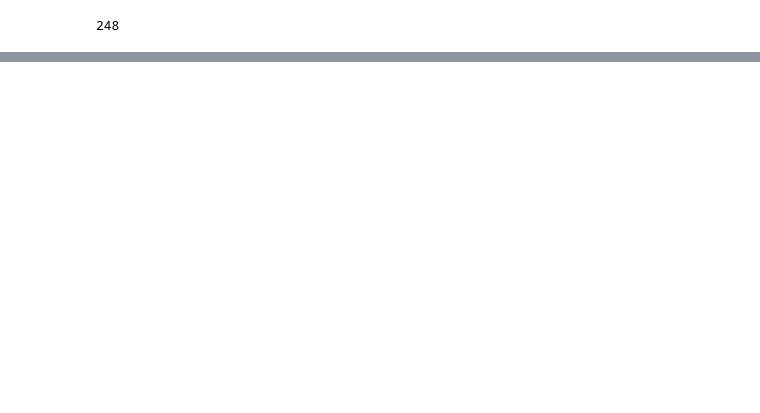
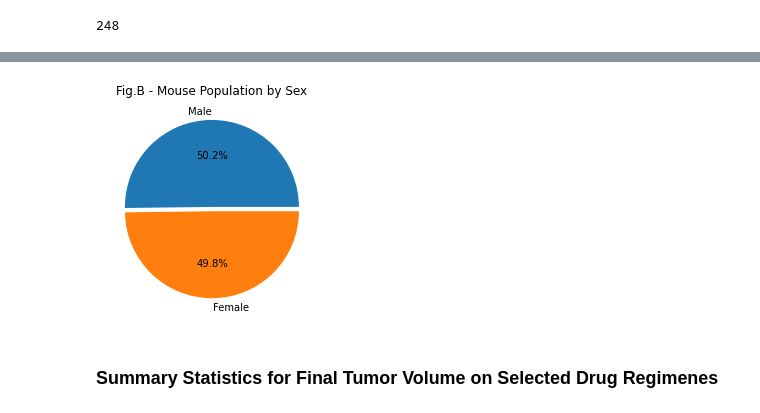
Before and after one commit to martinsingla/challenge-matplotlib, a Jupyter notebook: scrip.ipynb, the cells around one changed output, grey strips where cells are left out. Cells and saved outputs as stored; diff of their text form; code cells hidden in the pictures; blank space fills up the shorter version.

```diff
--- a/scrip.ipynb
+++ b/scrip.ipynb
@@ -98,0 +140,10 @@ pd.DataFrame({
+# %%
+#Plotting data w/ Pyplot framework  --> Looks the same as above
+#Mice population distribution by Gender
+plt.pie(a["Sex"], autopct='%1.1f%%', explode= [0.025, 0.025], labels= ["Male", "Female"])
+plt.title("Fig.B - Mouse Population by Sex")
+plt.show()
+# %% [output]
+[figure, added]
+# %% [markdown]
+### Summary Statistics for Final Tumor Volume on Selected Drug Regimenes
```
Also changed, not shown: parts of 12 cells of this notebook.
